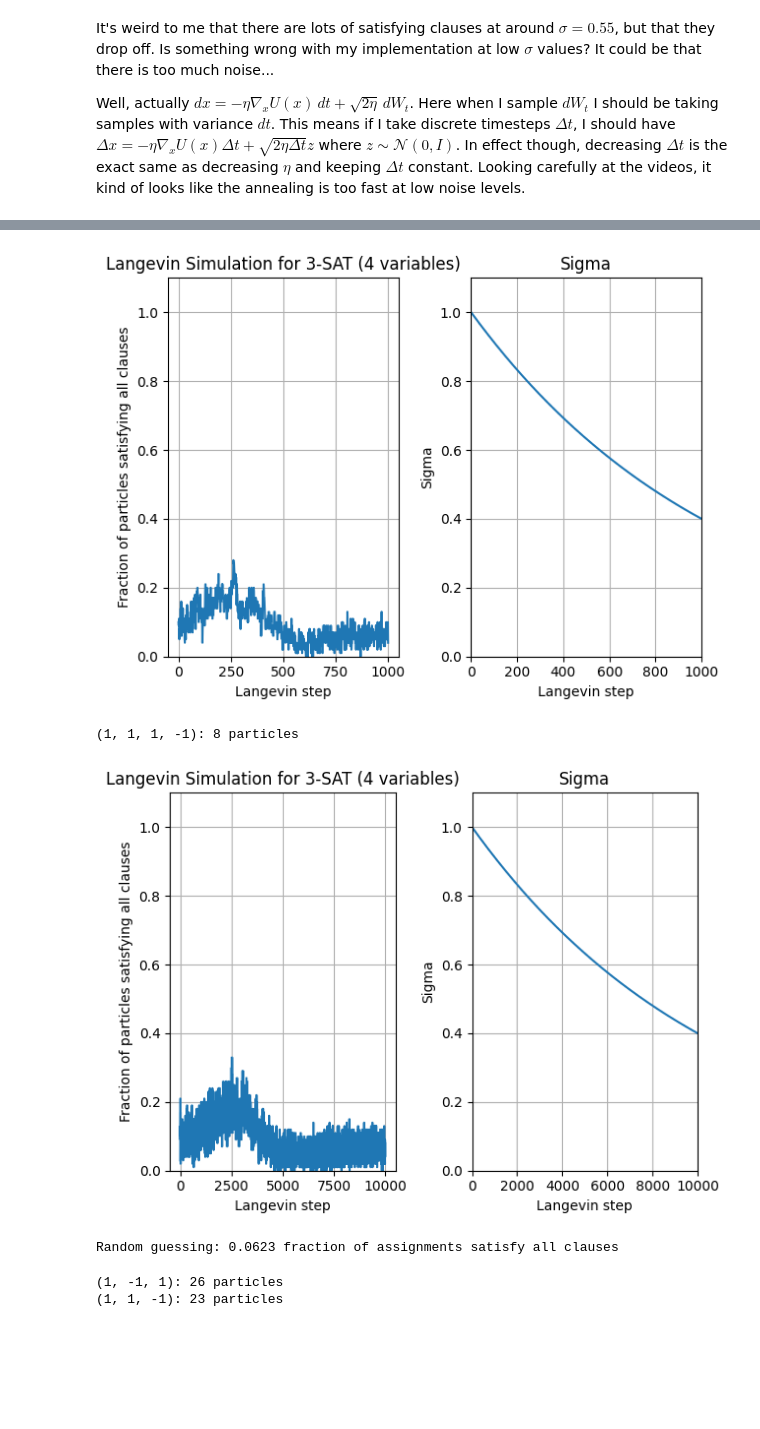
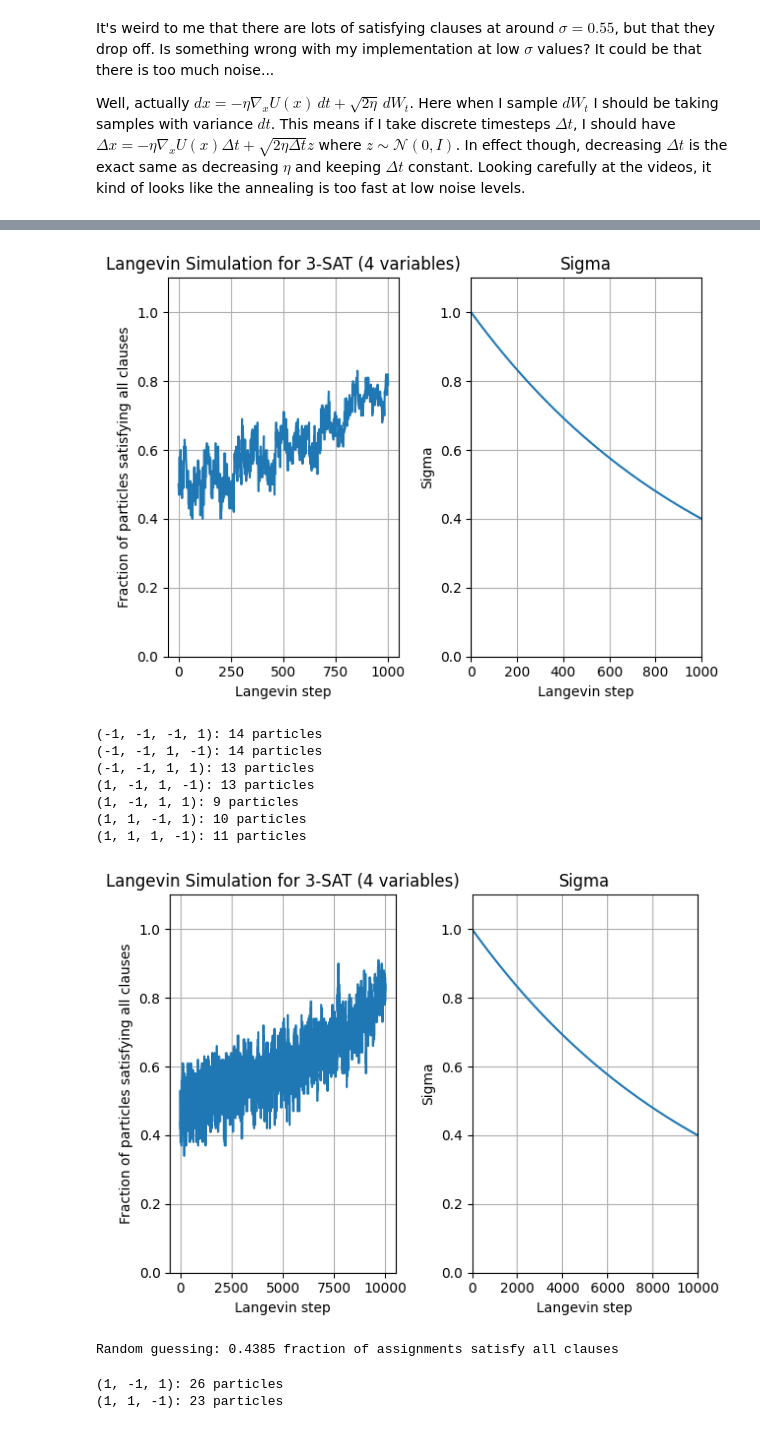
Before and after one commit to myfatemi04/constraint-guidance, a Jupyter notebook: notebooks/general_constrained_sampling.ipynb, the cells around one changed output, grey strips where cells are left out. Saved outputs shown, nothing was run; the diff lists cells and outputs as text; code cells hidden in the pictures; blank space fills up the shorter version.

```diff
--- a/notebooks/general_constrained_sampling.ipynb
+++ b/notebooks/general_constrained_sampling.ipynb
@@ -1072,6 +1081,8 @@ def two_boxes_score(x, sigma):
 
 def langevin_step(score_fn, x, sigma, step_size):
     score = score_fn(x, sigma)
+    if isinstance(score, tuple):
+        score = score[0]
     score_norm = np.sqrt(np.sum(score**2, axis=-1, keepdims=True)) + 1e-40
     score_scaling_factor = np.minimum(100 / score_norm, 1.0)
     return x + (
@@ -1524,0 +1637,10 @@ def run_and_eval(
+# %%
+def generate_clauses(num_variables, num_clauses):
+    clauses = []
+    for i in range(num_clauses):
+        clause = np.random.choice(
+            np.arange(1, num_variables + 1), size=3, replace=False
+        )
+        clause *= np.random.choice([-1, 1], size=3)
+        clauses.append(tuple(clause))
+    return clauses
@@ -1525,5 +1688,5 @@ def run_and_eval(
 # %%
-run_and_eval(
+_ = run_and_eval(
     num_variables=4,
     clauses=[
         (2, 3, -4),
@@ -1531,5 +1694,6 @@ run_and_eval(
         (1, -2, 4),
         (-1, 2, 3),
     ],
+    precompute=True,
 )
 # %% [output]
@@ -1608,7 +1796,15 @@ for i in range(num_clauses):
 
 for steps in [100, 1000, 10000]:
     # run_and_eval(num_variables, clauses, steps=steps, num_particles=100, min_sigma=0.01, max_sigma=1.0, schedule='linear')
-    run_and_eval(num_variables, clauses, steps=steps, num_particles=100, min_sigma=0.4, max_sigma=1.0, schedule='exponential')
+    run_and_eval(
+        num_variables,
+        clauses,
+        steps=steps,
+        num_particles=100,
+        min_sigma=0.2,
+        max_sigma=0.7,
+        schedule="exponential",
+    )
 
 # Compare to random guessing.
 num_trials = 10000
@@ -1625,5 +1821,7 @@ for _ in range(num_trials):
     if all_ok:
         ok_count += 1
 
-print(f"Random guessing: {ok_count / num_trials:.4f} fraction of assignments satisfy all clauses")
+print(
+    f"Random guessing: {ok_count / num_trials:.4f} fraction of assignments satisfy all clauses"
+)
 # %% [output]
@@ -1692,7 +1887,7 @@ Well, actually $dx = -\eta \nabla_x U(x) \, dt + \sqrt{2 \eta} \, dW_t$. Here wh
 # %%
 generator = np.random.default_rng(seed=42)
 num_variables = 4
-num_clauses = 20
+num_clauses = 8
 clauses = []
 for i in range(num_clauses):
     clause = generator.choice(np.arange(1, num_variables + 1), size=3, replace=False)
@@ -1701,7 +1896,15 @@ for i in range(num_clauses):
 
 for steps in [100, 1000, 10000]:
     # run_and_eval(num_variables, clauses, steps=steps, num_particles=100, min_sigma=0.01, max_sigma=1.0, schedule='linear')
-    run_and_eval(num_variables, clauses, steps=steps, num_particles=100, min_sigma=0.4, max_sigma=1.0, schedule='exponential')
+    run_and_eval(
+        num_variables,
+        clauses,
+        steps=steps,
+        num_particles=100,
+        min_sigma=0.4,
+        max_sigma=1.0,
+        schedule="exponential",
+    )
 
 # Compare to random guessing.
 num_trials = 10000
@@ -1718,5 +1921,7 @@ for _ in range(num_trials):
     if all_ok:
         ok_count += 1
 
-print(f"Random guessing: {ok_count / num_trials:.4f} fraction of assignments satisfy all clauses")
+print(
+    f"Random guessing: {ok_count / num_trials:.4f} fraction of assignments satisfy all clauses"
+)
 # %% [output]
@@ -1726,7 +1943,13 @@ print(f"Random guessing: {ok_count / num_trials:.4f} fraction of assignments sat
-[figure, old version]
+[figure, new version]
-(1, 1, 1, -1): 8 particles
+(-1, -1, -1, 1): 14 particles
+(-1, -1, 1, -1): 14 particles
+(-1, -1, 1, 1): 13 particles
+(1, -1, 1, -1): 13 particles
+(1, -1, 1, 1): 9 particles
+(1, 1, -1, 1): 10 particles
+(1, 1, 1, -1): 11 particles
-[figure, old version]
+[figure, new version]
-Random guessing: 0.0623 fraction of assignments satisfy all clauses
+Random guessing: 0.4385 fraction of assignments satisfy all clauses
 # %%
 generator = np.random.default_rng(seed=42)
 num_variables = 3
```
Also changed, not shown: parts of 28 cells of this notebook.
